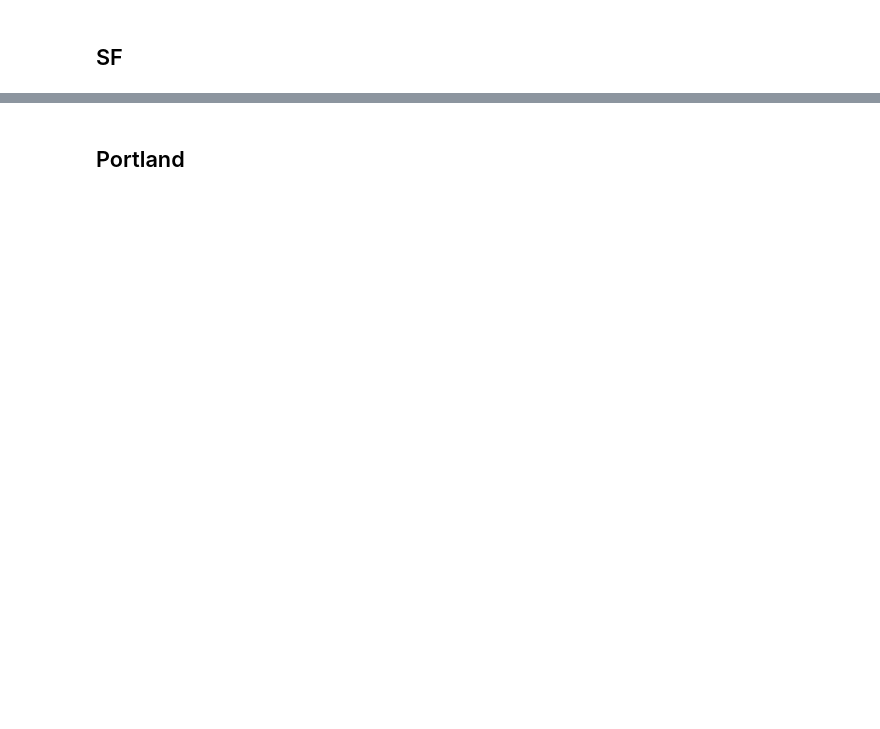
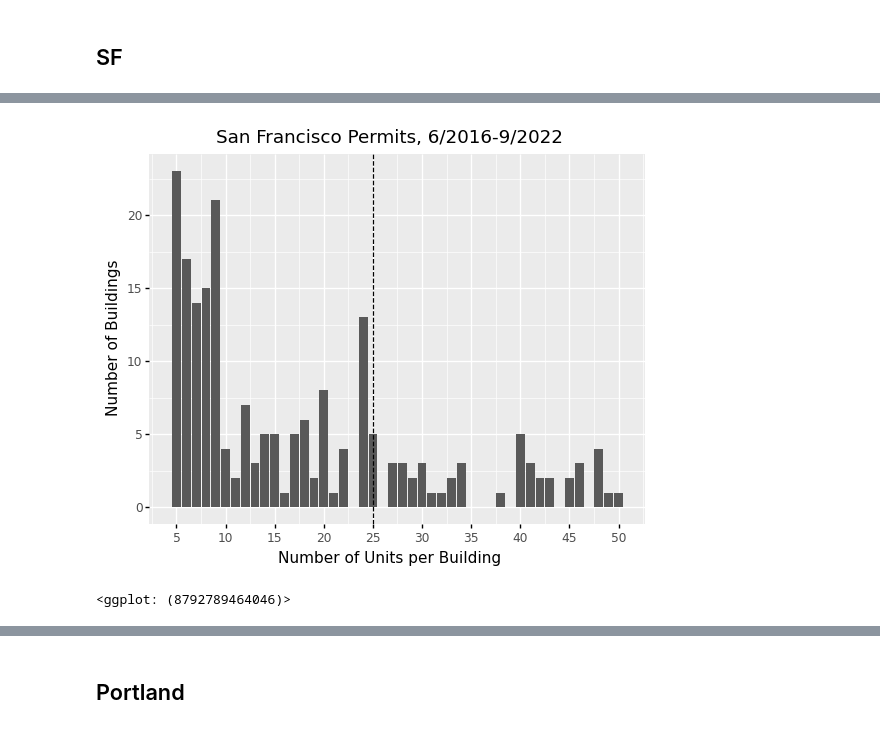
Before and after one commit to ZacharyGoldstein/housing-bunching-analysis, a Jupyter notebook: ih.org-inclusionary-database/inclusionary_housing_eda.ipynb, the cells around one changed output, grey strips where cells are left out. Saved outputs shown, nothing was run; the diff lists cells and outputs as text; code cells hidden in the pictures; blank space fills up the shorter version.

```diff
--- a/ih.org-inclusionary-database/inclusionary_housing_eda.ipynb
+++ b/ih.org-inclusionary-database/inclusionary_housing_eda.ipynb
@@ -40,11 +123,12 @@ df_nj.head()
 # %%
 df_sf = pd.read_csv("../data/SF_Building_Permits.csv",
-                   usecols = ['Permit Type Definition','Permit Creation Date',
+                   usecols = ['Permit Type Definition','Description','Existing Use','Proposed Use',
+                              'Permit Creation Date',
                              'Current Status',
                               'Current Status Date',
                               'Filed Date','Issued Date','Completed Date','First Construction Document Date',
                              'Existing Units','Proposed Units'])
-df_sf = df_sf[(df_sf['Proposed Units']>=3)&(df_sf['Proposed Units']!=df_sf['Existing Units'])].copy()
+#df_sf = df_sf[(df_sf['Proposed Units']>=3)&(df_sf['Proposed Units']!=df_sf['Existing Units'])].copy()
 df_sf['Permit Creation Date'] = pd.to_datetime(df_sf['Permit Creation Date'])
 print(df_sf.shape)
 df_sf.head()
@@ -83,9 +331,2 @@ df_newark['Units Gained'].value_counts()
-# %%
-def plot_unit_dist(data,unit_col='Units'):
-    counts = pd.DataFrame(data[unit_col].value_counts()).reset_index()
-    counts.columns = ['Units','Freq']
-    plot = (ggplot(counts,aes(x='Units',y='Freq')) +
-           geom_bar(stat='identity'))
-    return(plot)
 # %% [markdown]
 ## SF
@@ -93,0 +333,6 @@ plot_unit_dist(df_sf[(df_sf['Proposed Units']<50)&(df_sf['Proposed Units']>=3)],
+# %%
+df_sf['post_prop_c'] = (df_sf['Permit Creation Date']>='06/07/2016').astype(int)
+df_sf_2 = df_sf[(df_sf['Proposed Units']<=50)&(df_sf['Proposed Units']>=5)&(df_sf['Permit Type Definition'].str.contains("new construction"))].copy()
+print(df_sf.shape)
+print(df_sf_2.shape)
+df_sf_2.head()
@@ -97,0 +371,6 @@ plot_unit_dist(df_sf[(df_sf['Proposed Units']<=40)&(df_sf['Proposed Units']>=5)&
+# %%
+plot_unit_dist(df_sf_2.query("post_prop_c==1"),unit_col='Proposed Units',vline=25,
+              title = 'San Francisco Permits, 6/2016-9/2022')
+# %% [output]
+[figure, added]
+<ggplot: (8792789464046)>
```
Also changed, not shown: parts of 54 cells of this notebook, 4 other files.
